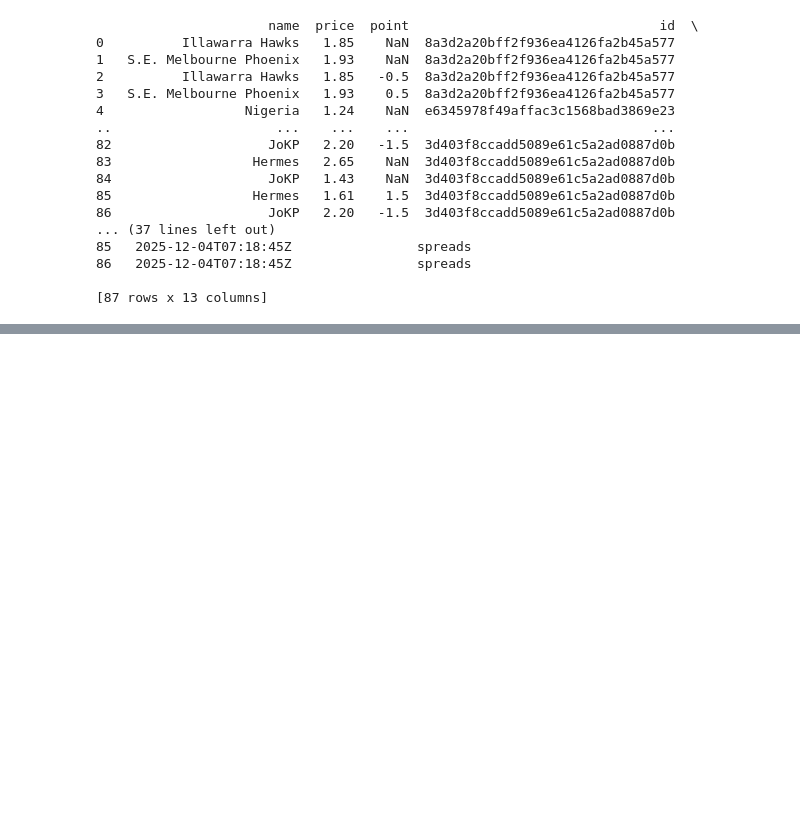
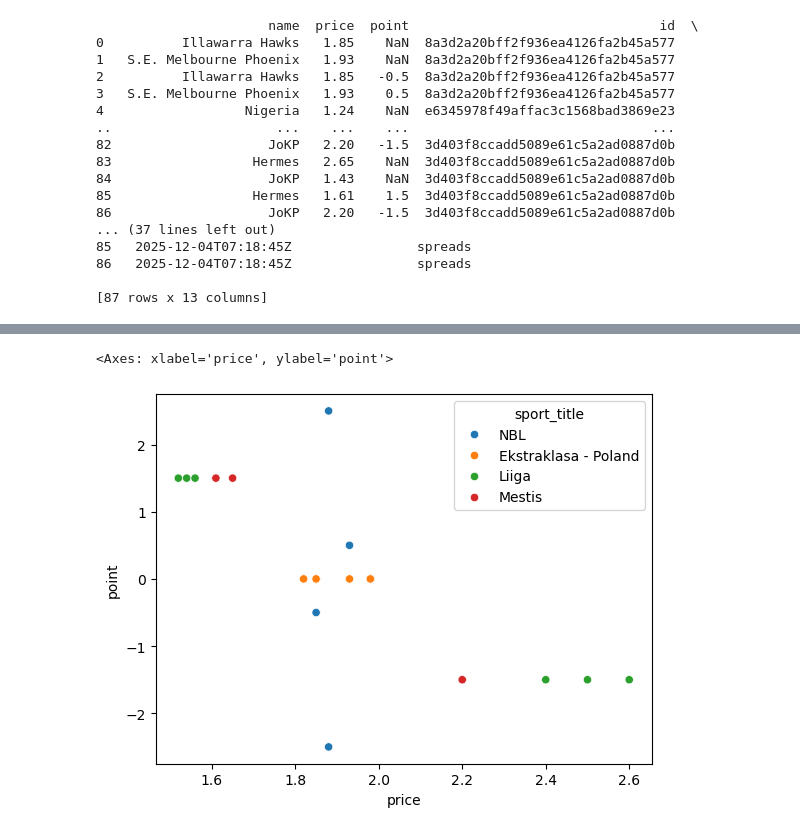
Before and after one commit to abhinavjoshi1/Machine-Learning-Algorithms, a Jupyter notebook: api_data_fetch.ipynb, the cells around one changed output, grey strips where cells are left out. Saved outputs shown, nothing was run; the diff lists cells and outputs as text; code cells hidden in the pictures; blank space fills up the shorter version.

```diff
--- a/api_data_fetch.ipynb
+++ b/api_data_fetch.ipynb
@@ -86,0 +109,6 @@ print(df)
+# %%
+df_clean = df.dropna(subset=['price', 'point'])
+sns.scatterplot(data=df_clean,x='price',y='point',hue='sport_title')
+# %% [output]
+<Axes: xlabel='price', ylabel='point'>
+[figure, added]
```
Also changed, not shown: parts of 6 cells of this notebook.
